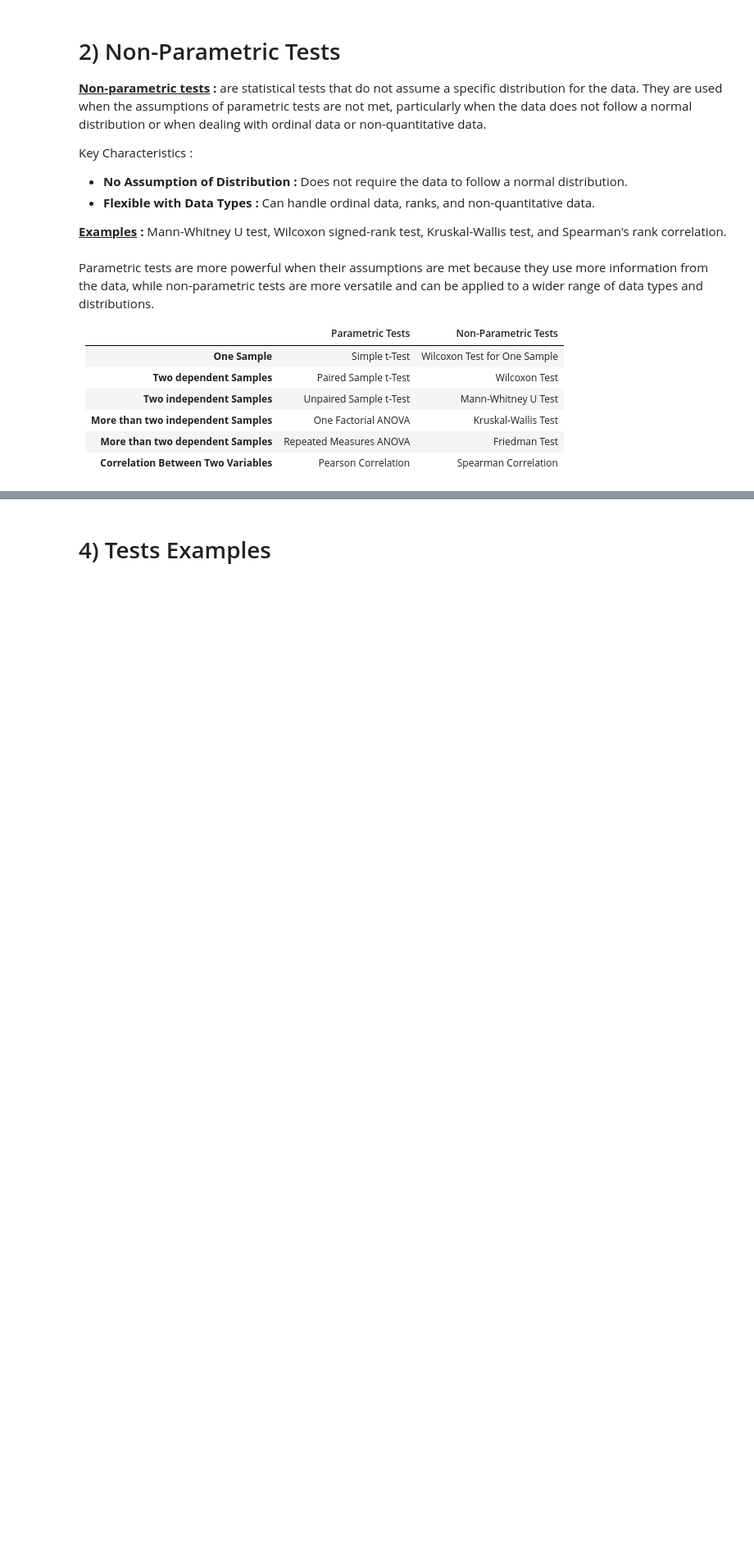
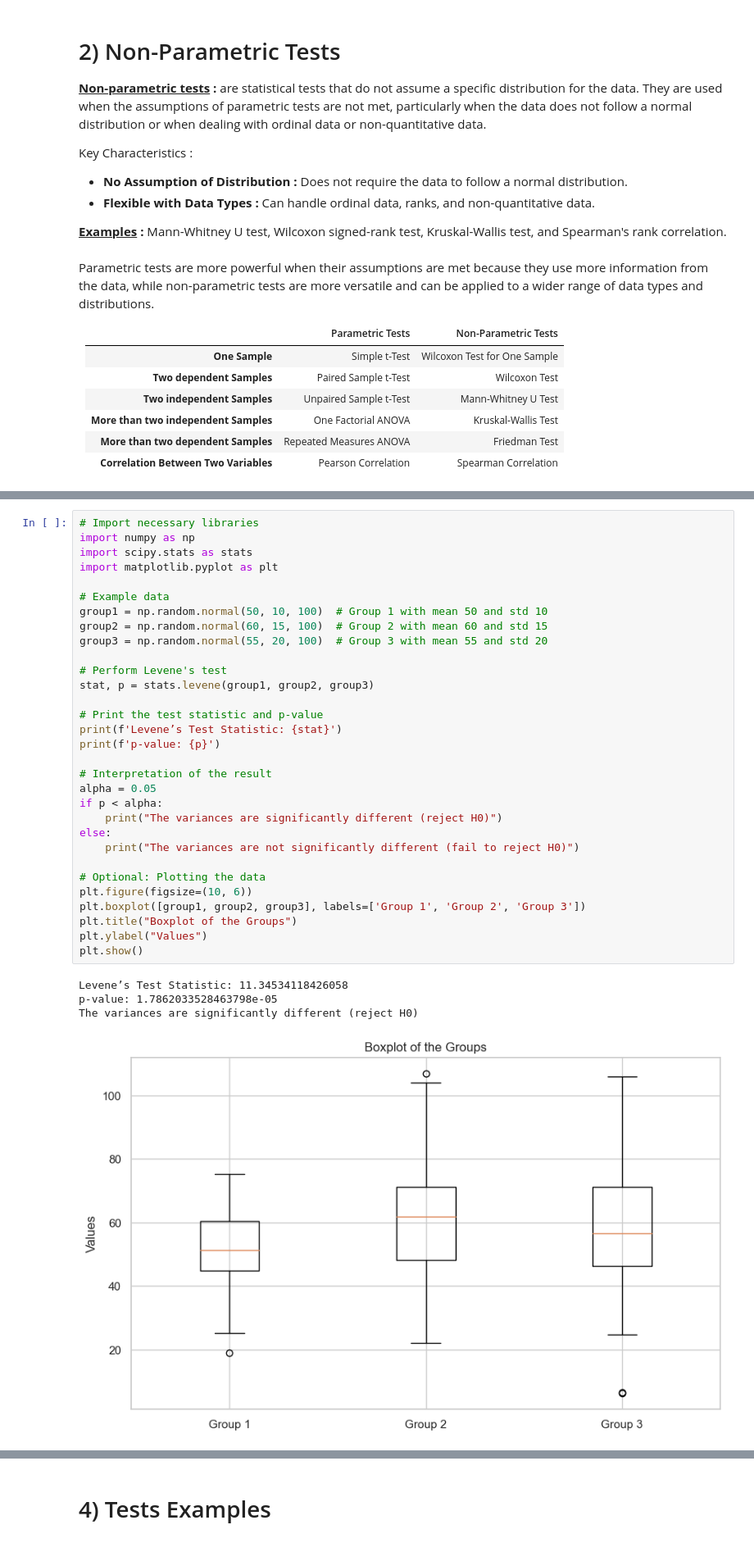
Before and after one commit to Dahamey/Hypothesis-Testing, a Jupyter notebook: Python/Parametric Test Vs Non-Parametric Test/Parametric Test Vs Non-Parametric Test.ipynb, the cells around one changed output, grey strips where cells are left out. Shown at 82% size. Saved outputs shown, nothing was run; the diff lists cells and outputs as text; blank space fills up the shorter version.

```diff
--- a/Python/Parametric Test Vs Non-Parametric Test/Parametric Test Vs Non-Parametric Test.ipynb
+++ b/Python/Parametric Test Vs Non-Parametric Test/Parametric Test Vs Non-Parametric Test.ipynb
@@ -159,0 +389,36 @@ If the p-value is smaller than the alpha level (the significance level $\alpha$)
+# %%
+# Import necessary libraries
+import numpy as np
+import scipy.stats as stats
+import matplotlib.pyplot as plt
+
+# Example data
+group1 = np.random.normal(50, 10, 100)  # Group 1 with mean 50 and std 10
+group2 = np.random.normal(60, 15, 100)  # Group 2 with mean 60 and std 15
+group3 = np.random.normal(55, 20, 100)  # Group 3 with mean 55 and std 20
+
+# Perform Levene's test
+stat, p = stats.levene(group1, group2, group3)
+
+# Print the test statistic and p-value
+print(f'Levene’s Test Statistic: {stat}')
+print(f'p-value: {p}')
+
+# Interpretation of the result
+alpha = 0.05
+if p < alpha:
+    print("The variances are significantly different (reject H0)")
+else:
+    print("The variances are not significantly different (fail to reject H0)")
+
+# Optional: Plotting the data
+plt.figure(figsize=(10, 6))
+plt.boxplot([group1, group2, group3], labels=['Group 1', 'Group 2', 'Group 3'])
+plt.title("Boxplot of the Groups")
+plt.ylabel("Values")
+plt.show()
+# %% [output]
+Levene’s Test Statistic: 11.34534118426058
+p-value: 1.7862033528463798e-05
+The variances are significantly different (reject H0)
+[figure, added]
```
Also changed, not shown: parts of 47 cells of this notebook, 2 other files.
